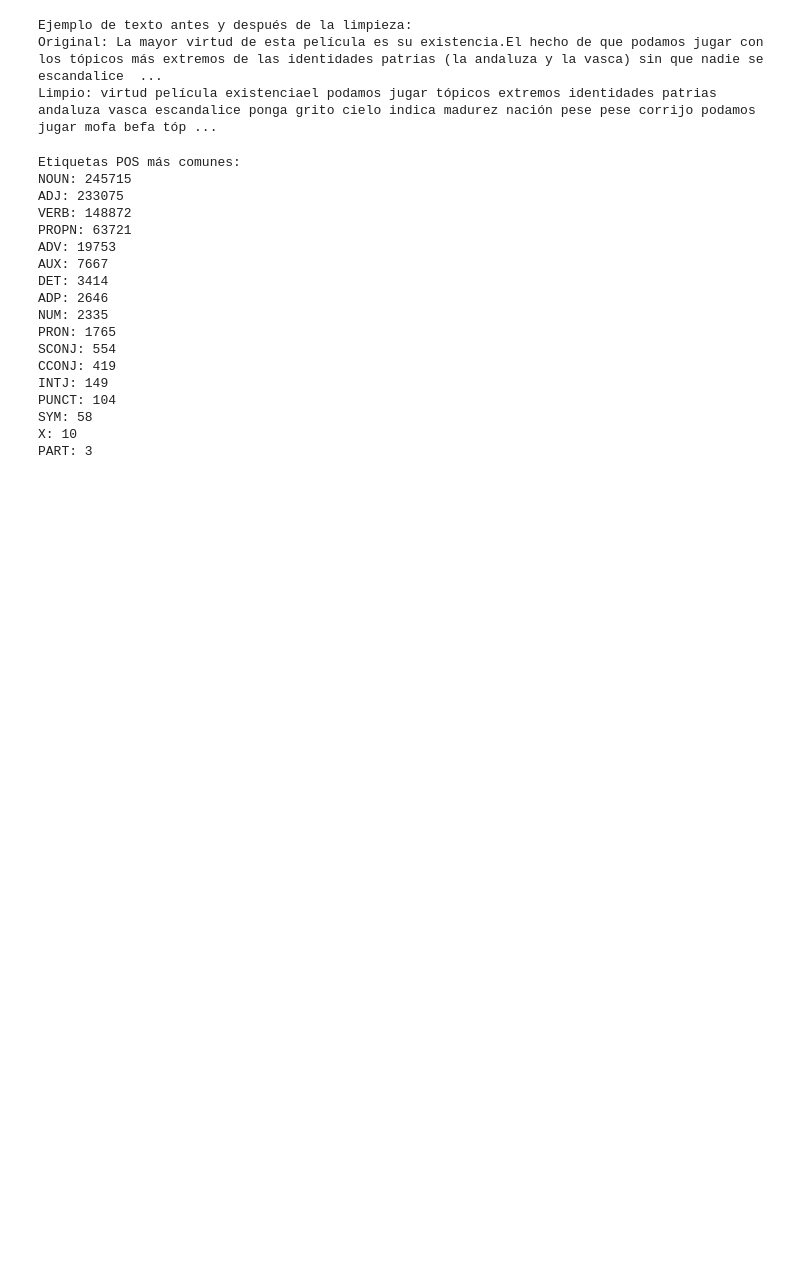
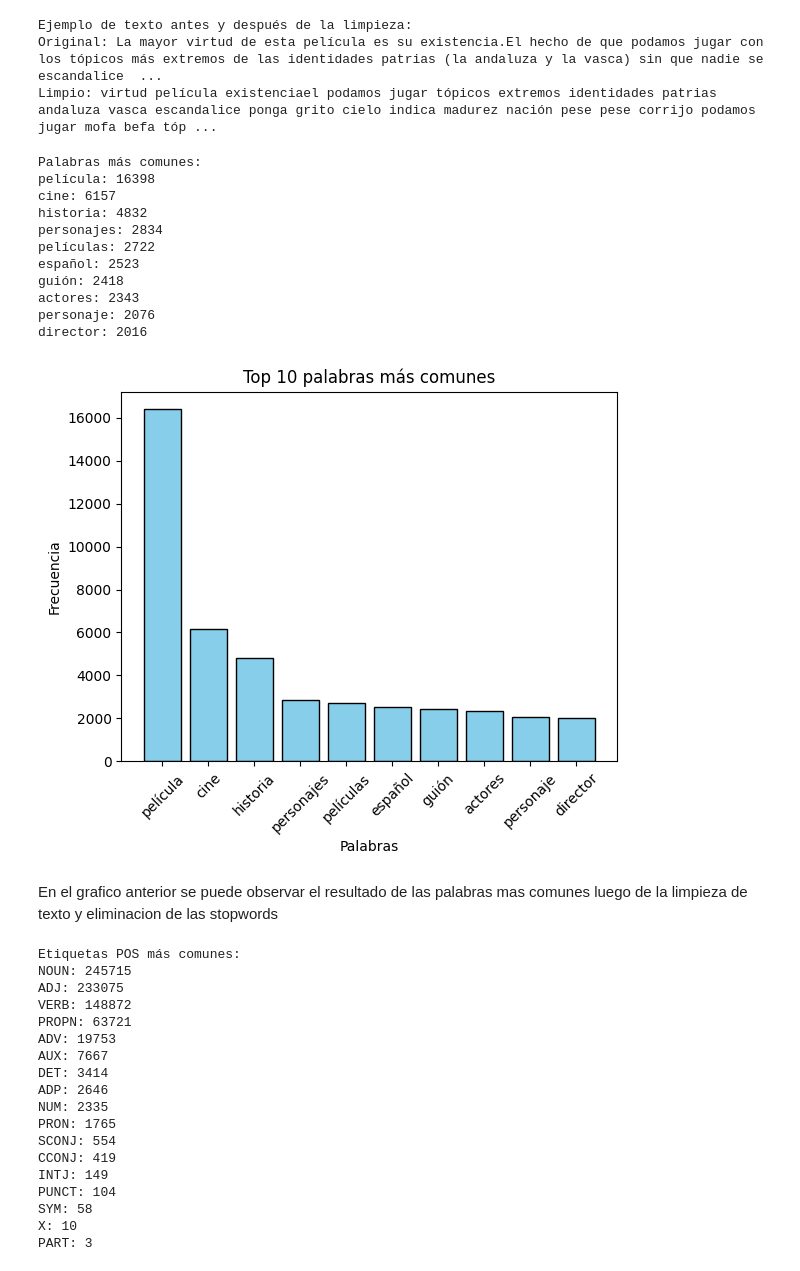
Before and after one commit to tdiego74/Clase_Data_Science_III_PBLC, a Jupyter notebook: Proyecto_DS_III_Entrega_Final_Tocci.ipynb, the cells around one changed output. Drawn from its saved outputs; the diff is of its cells as text; code cells hidden in the pictures; blank space fills up the shorter version.

```diff
--- a/Proyecto_DS_III_Entrega_Final_Tocci.ipynb
+++ b/Proyecto_DS_III_Entrega_Final_Tocci.ipynb
@@ -254,6 +241,49 @@ print("Limpio:", df['cleaned_review_text'].iloc[0])
 Ejemplo de texto antes y después de la limpieza:
 Original: La mayor virtud de esta película es su existencia.El hecho de que podamos jugar con los tópicos más extremos de las identidades patrias (la andaluza y la vasca) sin que nadie se escandalice  ...
 Limpio: virtud película existenciael podamos jugar tópicos extremos identidades patrias andaluza vasca escandalice ponga grito cielo indica madurez nación pese pese corrijo podamos jugar mofa befa tóp ...
+# %%
+# Importaciones necesarias
+#from collections import Counter
+
+# Combinar todas las reseñas en un único string
+all_words = ' '.join(df['cleaned_review_text'].dropna())
+
+# Contar la frecuencia de cada palabra
+word_counts = Counter(all_words.split())
+
+# Mostrar las 10 palabras más comunes
+print("Palabras más comunes:")
+for word, count in word_counts.most_common(10):
+    print(f"{word}: {count}")
+
+# Visualización de las palabras más comunes
+import matplotlib.pyplot as plt
+
+# Preparar datos para el gráfico
+words, counts = zip(*word_counts.most_common(10))
+
+# Crear el gráfico de barras
+plt.bar(words, counts, color='skyblue', edgecolor='black')
+plt.title('Top 10 palabras más comunes')
+plt.xlabel('Palabras')
+plt.ylabel('Frecuencia')
+plt.xticks(rotation=45)
+plt.show()
+# %% [output]
+Palabras más comunes:
+película: 16398
+cine: 6157
+historia: 4832
+personajes: 2834
+películas: 2722
+español: 2523
+guión: 2418
+actores: 2343
+personaje: 2076
+director: 2016
+[figure, added]
+# %% [markdown]
+En el grafico anterior se puede observar el resultado de las palabras mas comunes luego de la limpieza de texto y eliminacion de las stopwords
 # %%
 # Importar spaCy (asegúrate de que ya está cargado)
 #import spacy
```
Also changed, not shown: parts of 4 cells of this notebook.
